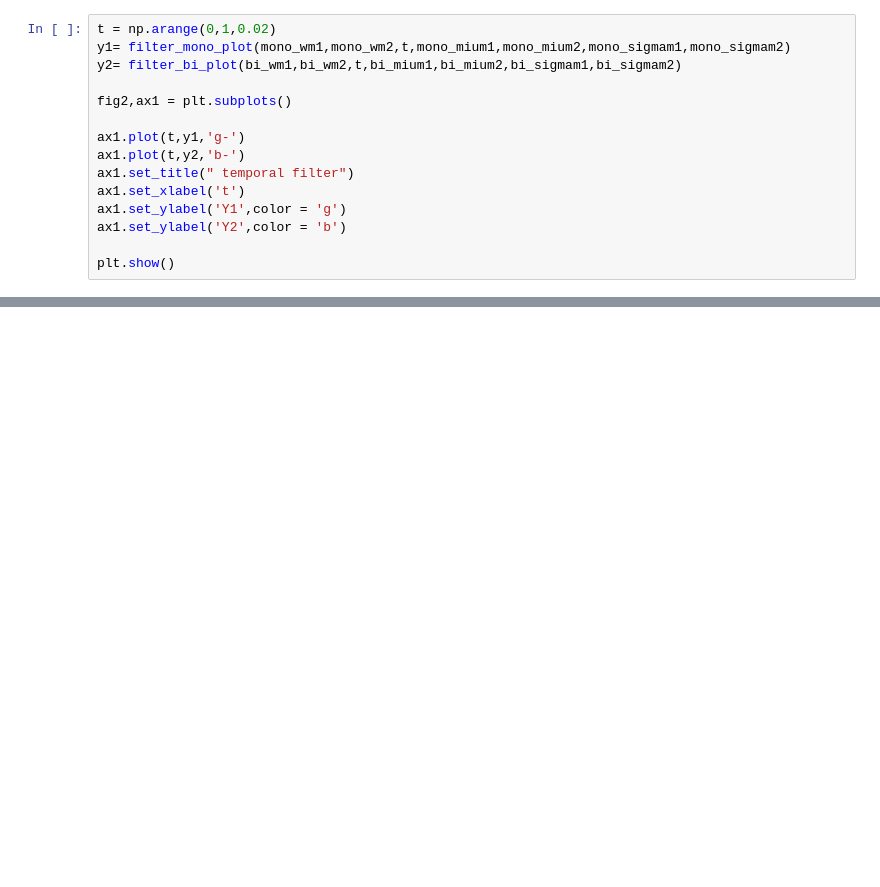
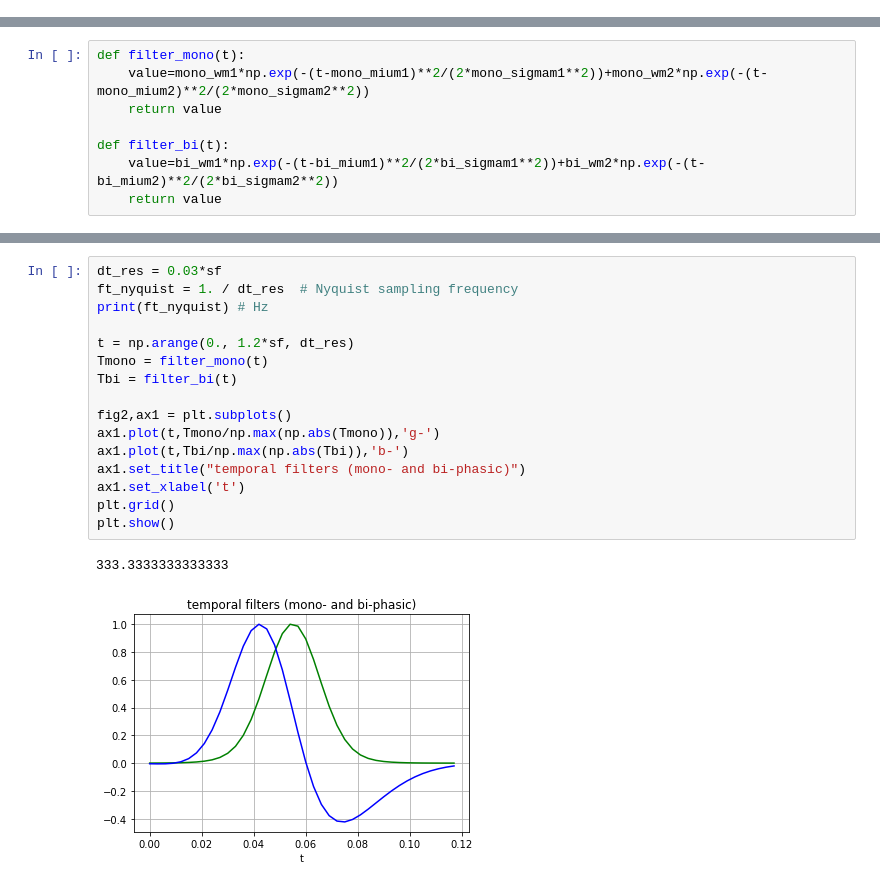
Before and after one commit to tub-sgg/Bio_inspired_Optical_flow, a Jupyter notebook: src/optical_flow.ipynb, the cells around one changed output, grey strips where cells are left out. Cells and saved outputs as stored; diff of their text form; blank space fills up the shorter version.

```diff
--- a/src/optical_flow.ipynb
+++ b/src/optical_flow.ipynb
@@ -151,15 +0,0 @@ plt.show()
-# %%
-t = np.arange(0,1,0.02)
-y1= filter_mono_plot(mono_wm1,mono_wm2,t,mono_mium1,mono_mium2,mono_sigmam1,mono_sigmam2)
-y2= filter_bi_plot(bi_wm1,bi_wm2,t,bi_mium1,bi_mium2,bi_sigmam1,bi_sigmam2)
-
-fig2,ax1 = plt.subplots()
-
-ax1.plot(t,y1,'g-')
-ax1.plot(t,y2,'b-')
-ax1.set_title(" temporal filter")
-ax1.set_xlabel('t')
-ax1.set_ylabel('Y1',color = 'g')
-ax1.set_ylabel('Y2',color = 'b')
-
-plt.show()
@@ -185,0 +64,8 @@ KeyboardInterrupt:
+# %%
+def filter_mono(t):
+    value=mono_wm1*np.exp(-(t-mono_mium1)**2/(2*mono_sigmam1**2))+mono_wm2*np.exp(-(t-mono_mium2)**2/(2*mono_sigmam2**2))
+    return value
+
+def filter_bi(t):
+    value=bi_wm1*np.exp(-(t-bi_mium1)**2/(2*bi_sigmam1**2))+bi_wm2*np.exp(-(t-bi_mium2)**2/(2*bi_sigmam2**2))
+    return value
@@ -185,0 +99,19 @@ KeyboardInterrupt:
+# %%
+dt_res = 0.03*sf
+ft_nyquist = 1. / dt_res  # Nyquist sampling frequency
+print(ft_nyquist) # Hz
+
+t = np.arange(0., 1.2*sf, dt_res)
+Tmono = filter_mono(t)
+Tbi = filter_bi(t)
+
+fig2,ax1 = plt.subplots()
+ax1.plot(t,Tmono/np.max(np.abs(Tmono)),'g-')
+ax1.plot(t,Tbi/np.max(np.abs(Tbi)),'b-')
+ax1.set_title("temporal filters (mono- and bi-phasic)")
+ax1.set_xlabel('t')
+plt.grid()
+plt.show()
+# %% [output]
+333.3333333333333
+[figure, added]
```
Also changed, not shown: parts of 42 cells of this notebook, 9 other files.
